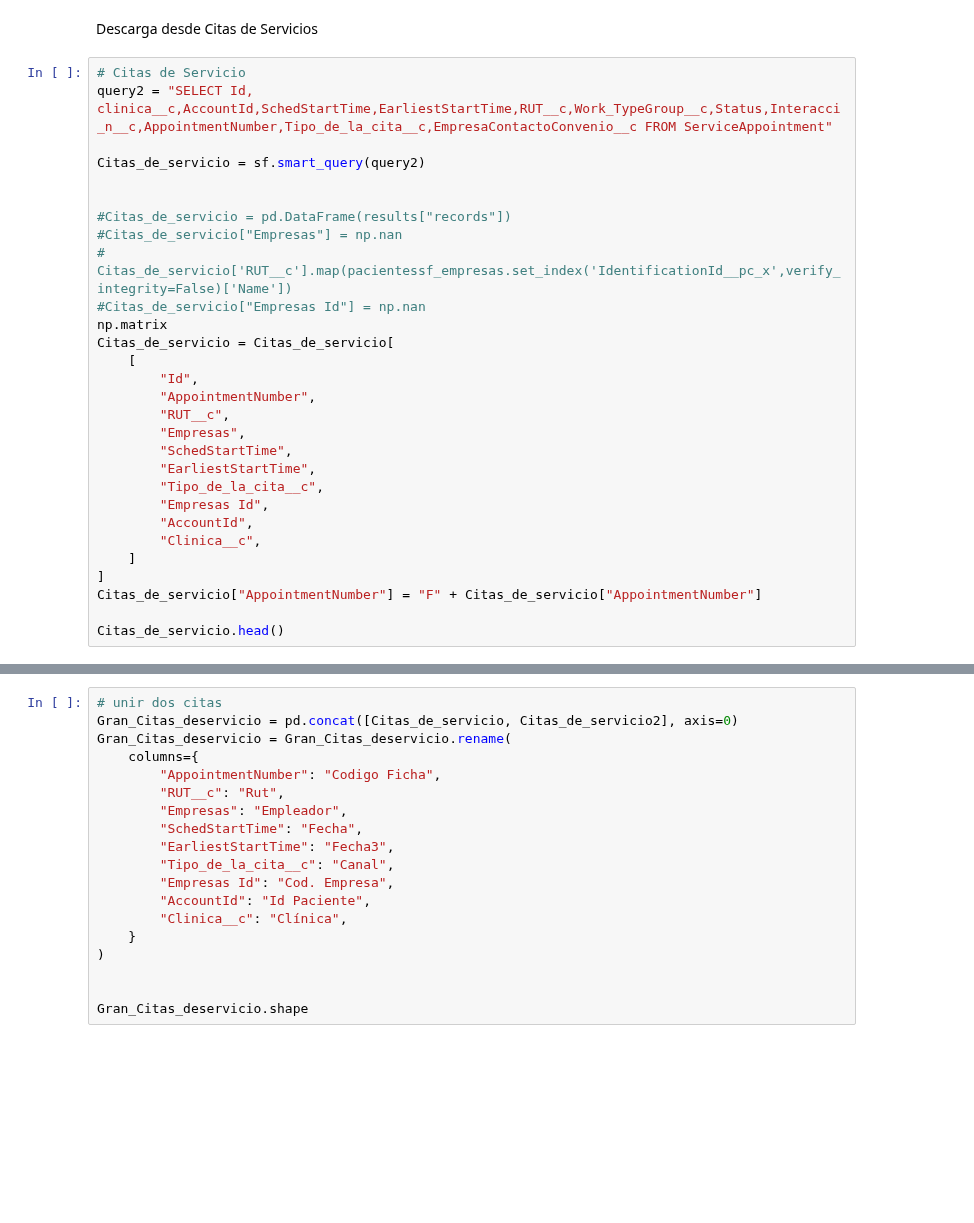
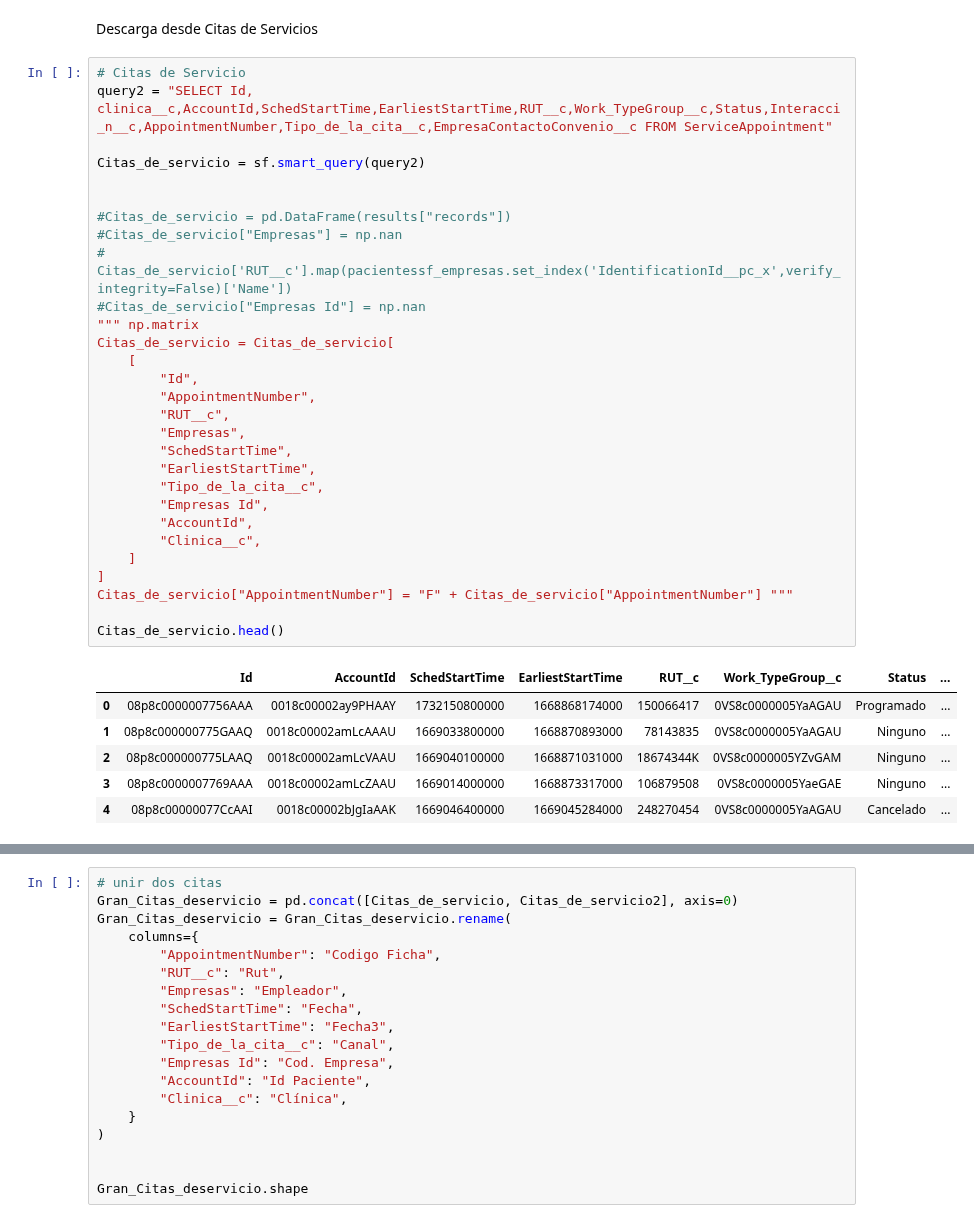
Before and after one commit to juanca-martinez/basefinal, a Jupyter notebook: modeloNuevo/Reportes_Abril.ipynb, the cells around one changed output, grey strips where cells are left out. Saved outputs shown, nothing was run; the diff lists cells and outputs as text; blank space fills up the shorter version.

```diff
--- a/modeloNuevo/Reportes_Abril.ipynb
+++ b/modeloNuevo/Reportes_Abril.ipynb
@@ -271,32 +321,39 @@ Descarga desde Citas de Servicios
 # %%
 # Citas de Servicio
 query2 = "SELECT Id, clinica__c,AccountId,SchedStartTime,EarliestStartTime,RUT__c,Work_TypeGroup__c,Status,Interacci_n__c,AppointmentNumber,Tipo_de_la_cita__c,EmpresaContactoConvenio__c FROM ServiceAppointment"
 
 Citas_de_servicio = sf.smart_query(query2)
 
 
 #Citas_de_servicio = pd.DataFrame(results["records"])
 #Citas_de_servicio["Empresas"] = np.nan
 # Citas_de_servicio['RUT__c'].map(pacientessf_empresas.set_index('IdentificationId__pc_x',verify_integrity=False)['Name'])
 #Citas_de_servicio["Empresas Id"] = np.nan
-np.matrix
+""" np.matrix
 Citas_de_servicio = Citas_de_servicio[
     [
         "Id",
         "AppointmentNumber",
         "RUT__c",
         "Empresas",
         "SchedStartTime",
         "EarliestStartTime",
         "Tipo_de_la_cita__c",
         "Empresas Id",
         "AccountId",
         "Clinica__c",
     ]
 ]
-Citas_de_servicio["AppointmentNumber"] = "F" + Citas_de_servicio["AppointmentNumber"]
+Citas_de_servicio["AppointmentNumber"] = "F" + Citas_de_servicio["AppointmentNumber"] """
 
 Citas_de_servicio.head()
+# %% [output]
+|  | Id | AccountId | SchedStartTime | EarliestStartTime | RUT__c | Work_TypeGroup__c | Status | ... |
+| 0 | 08p8c0000007756AAA | 0018c00002ay9PHAAY | 1732150800000 | 1668868174000 | 150066417 | 0VS8c0000005YaAGAU | Programado | ... |
+| 1 | 08p8c000000775GAAQ | 0018c00002amLcAAAU | 1669033800000 | 1668870893000 | 78143835 | 0VS8c0000005YaAGAU | Ninguno | ... |
+| 2 | 08p8c000000775LAAQ | 0018c00002amLcVAAU | 1669040100000 | 1668871031000 | 18674344K | 0VS8c0000005YZvGAM | Ninguno | ... |
+| 3 | 08p8c0000007769AAA | 0018c00002amLcZAAU | 1669014000000 | 1668873317000 | 106879508 | 0VS8c0000005YaeGAE | Ninguno | ... |
+| 4 | 08p8c00000077CcAAI | 0018c00002bJgIaAAK | 1669046400000 | 1669045284000 | 248270454 | 0VS8c0000005YaAGAU | Cancelado | ... |
 # %%
 # Citas de Servicio Orientacion
 results = sf.query_all(
```
Also changed, not shown: parts of 7 cells of this notebook, 1 other file.
